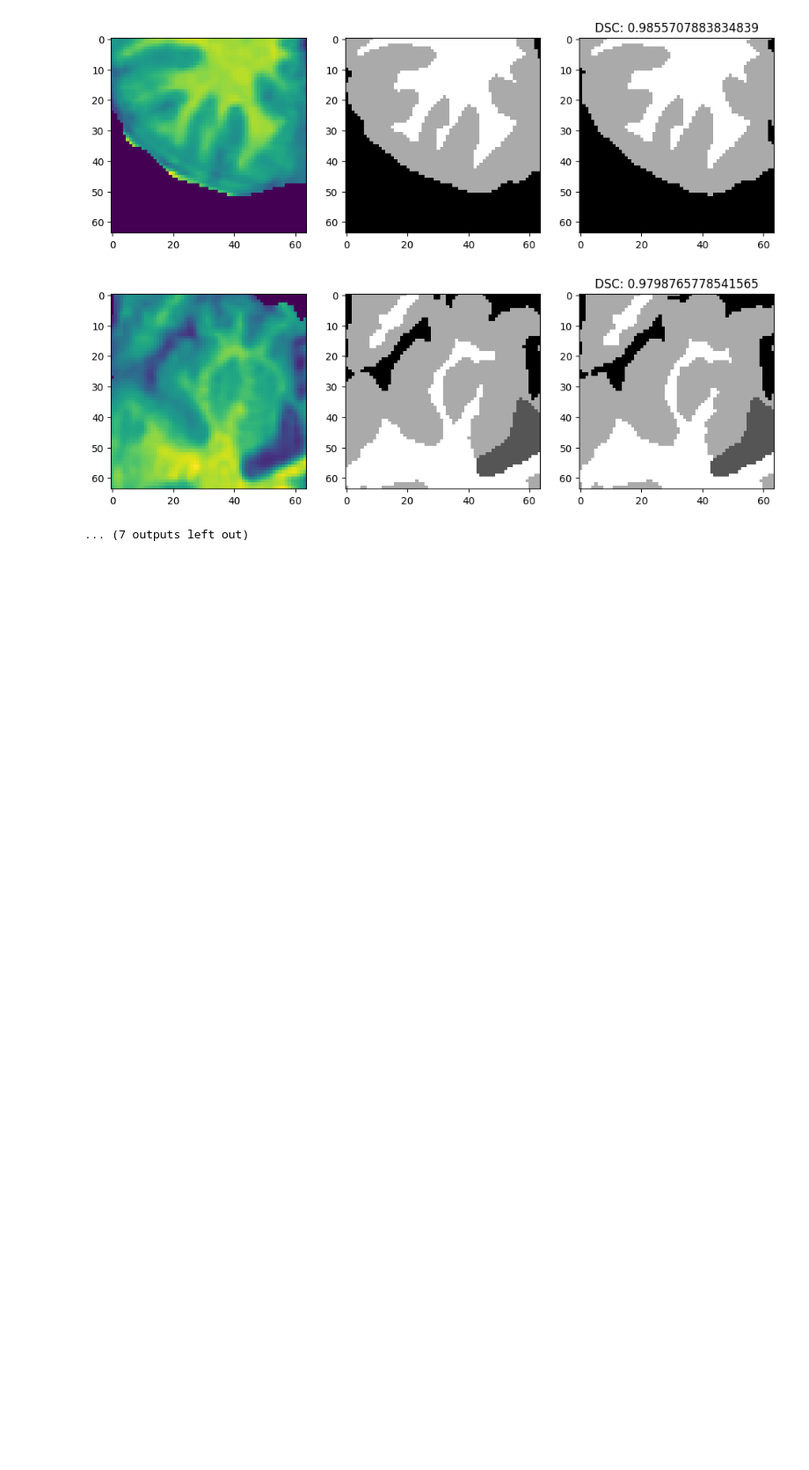
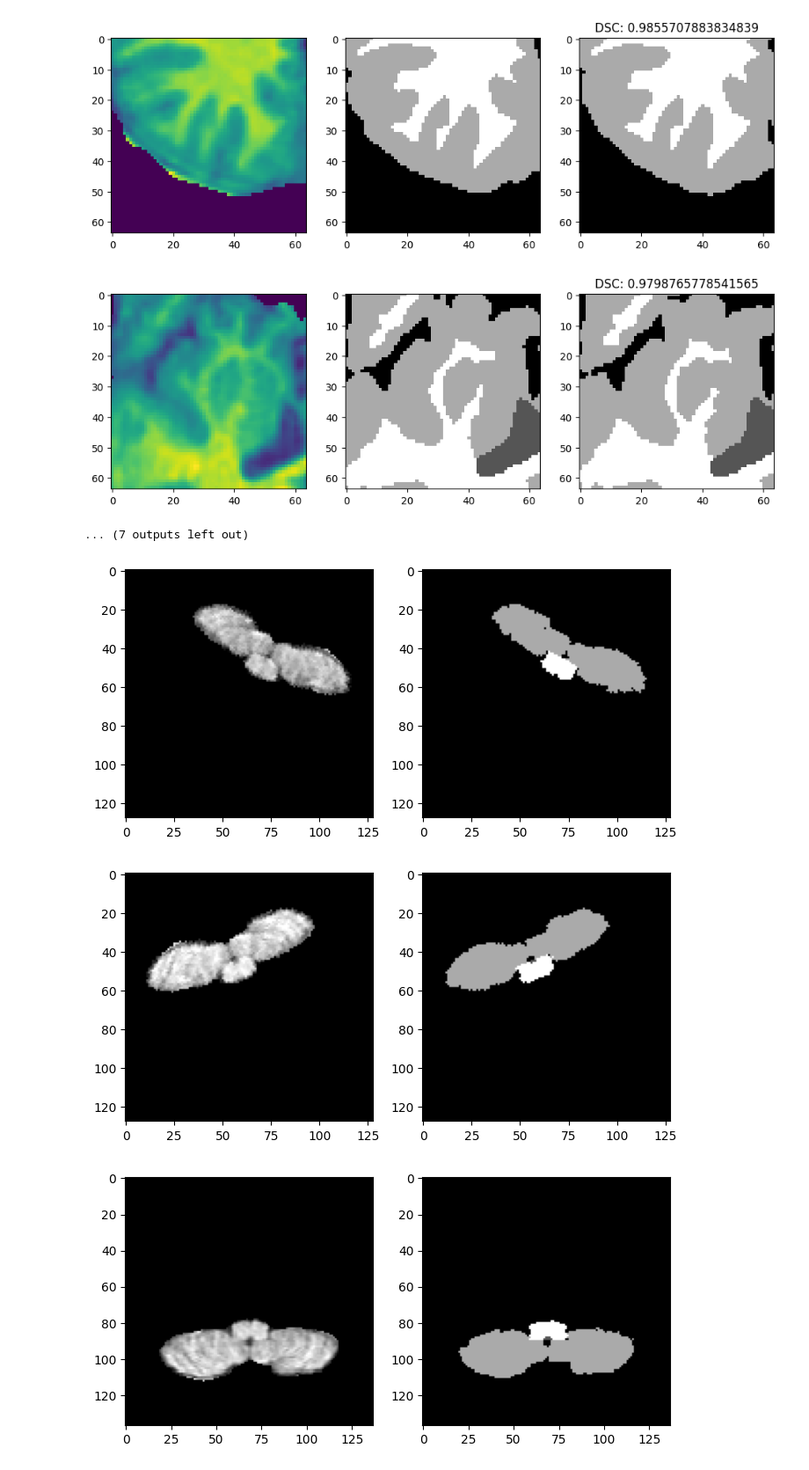
Before and after one commit to vladzalevskyi/brain-segmentation, a Jupyter notebook: test_bseg.ipynb, the cells around one changed output. Shown at 88% size. Drawn from its saved outputs; the diff is of its cells as text; code cells hidden in the pictures; blank space fills up the shorter version.

Commit message:
fix augmentations

```diff
--- a/test_bseg.ipynb
+++ b/test_bseg.ipynb
@@ -261,0 +265,14 @@ for s in range(len(pred_slices)):
+# %%
+ds = BrainPatchesDataset(split='train',
+                         augmentation=True)
+# %%
+for i in range(10):
+    d = ds[i]
+    fig, ax = plt.subplots(1, 2, figsize=(8, 4))
+    ax[0].imshow(d['img'][0, :, :], cmap='gray')
+    ax[1].imshow(d['mask'][:, :], cmap='gray')
+    plt.show()
+# %% [output]
+[figure, added]
+[figure, added]
+[figure, added]
```
Also changed, not shown: parts of 2 cells of this notebook, 3 other files.
